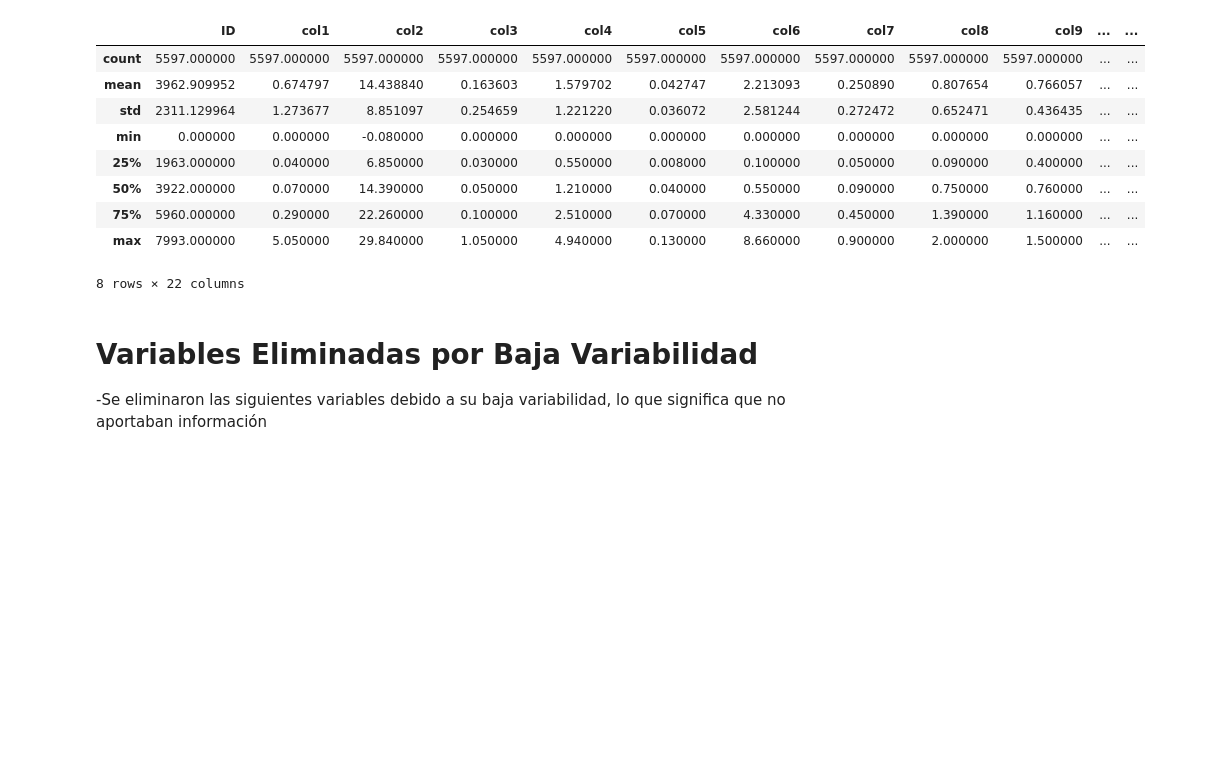
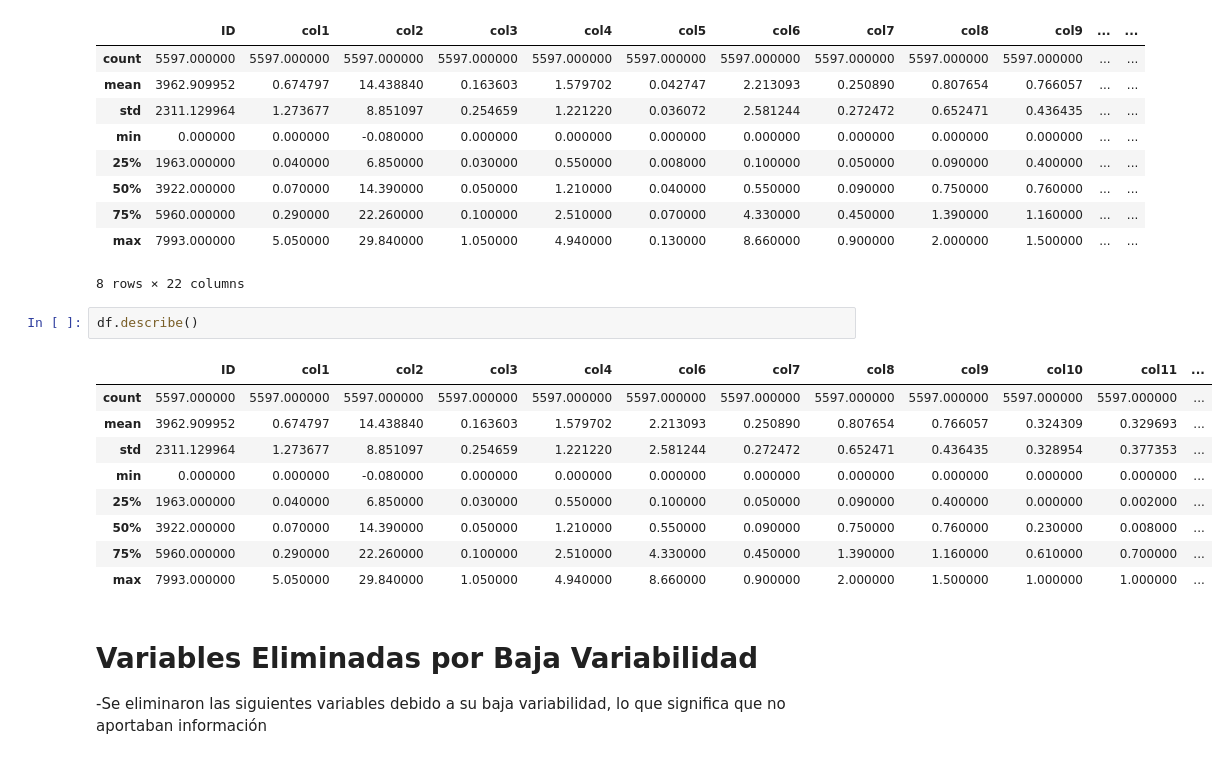
Before and after one commit to andreszaragoza/DS102024, a Jupyter notebook: 3-MachineLearning/2-Supervisado/Ejercicios/PruebaTecnica/prueba_tecnica copy.ipynb, the cells around one changed output. Cells and saved outputs as stored; diff of their text form; blank space fills up the shorter version.

```diff
--- a/3-MachineLearning/2-Supervisado/Ejercicios/PruebaTecnica/prueba_tecnica copy.ipynb
+++ b/3-MachineLearning/2-Supervisado/Ejercicios/PruebaTecnica/prueba_tecnica copy.ipynb
@@ -135,6 +135,18 @@ df.describe(include='all')
 | 75% | 5960.000000 | 0.290000 | 22.260000 | 0.100000 | 2.510000 | 0.070000 | 4.330000 | 0.450000 | 1.390000 | 1.160000 | ... | ... |
 | max | 7993.000000 | 5.050000 | 29.840000 | 1.050000 | 4.940000 | 0.130000 | 8.660000 | 0.900000 | 2.000000 | 1.500000 | ... | ... |
 8 rows × 22 columns
+# %%
+df.describe()
+# %% [output]
+|  | ID | col1 | col2 | col3 | col4 | col6 | col7 | col8 | col9 | col10 | col11 | ... |
+| count | 5597.000000 | 5597.000000 | 5597.000000 | 5597.000000 | 5597.000000 | 5597.000000 | 5597.000000 | 5597.000000 | 5597.000000 | 5597.000000 | 5597.000000 | ... |
+| mean | 3962.909952 | 0.674797 | 14.438840 | 0.163603 | 1.579702 | 2.213093 | 0.250890 | 0.807654 | 0.766057 | 0.324309 | 0.329693 | ... |
+| std | 2311.129964 | 1.273677 | 8.851097 | 0.254659 | 1.221220 | 2.581244 | 0.272472 | 0.652471 | 0.436435 | 0.328954 | 0.377353 | ... |
+| min | 0.000000 | 0.000000 | -0.080000 | 0.000000 | 0.000000 | 0.000000 | 0.000000 | 0.000000 | 0.000000 | 0.000000 | 0.000000 | ... |
+| 25% | 1963.000000 | 0.040000 | 6.850000 | 0.030000 | 0.550000 | 0.100000 | 0.050000 | 0.090000 | 0.400000 | 0.000000 | 0.002000 | ... |
+| 50% | 3922.000000 | 0.070000 | 14.390000 | 0.050000 | 1.210000 | 0.550000 | 0.090000 | 0.750000 | 0.760000 | 0.230000 | 0.008000 | ... |
+| 75% | 5960.000000 | 0.290000 | 22.260000 | 0.100000 | 2.510000 | 4.330000 | 0.450000 | 1.390000 | 1.160000 | 0.610000 | 0.700000 | ... |
+| max | 7993.000000 | 5.050000 | 29.840000 | 1.050000 | 4.940000 | 8.660000 | 0.900000 | 2.000000 | 1.500000 | 1.000000 | 1.000000 | ... |
 # %% [markdown]
 # Variables Eliminadas por Baja Variabilidad
 -Se eliminaron las siguientes variables debido a su baja variabilidad, lo que significa que no aportaban información
```
Also changed, not shown: parts of 1 cell of this notebook, 1 other file.
